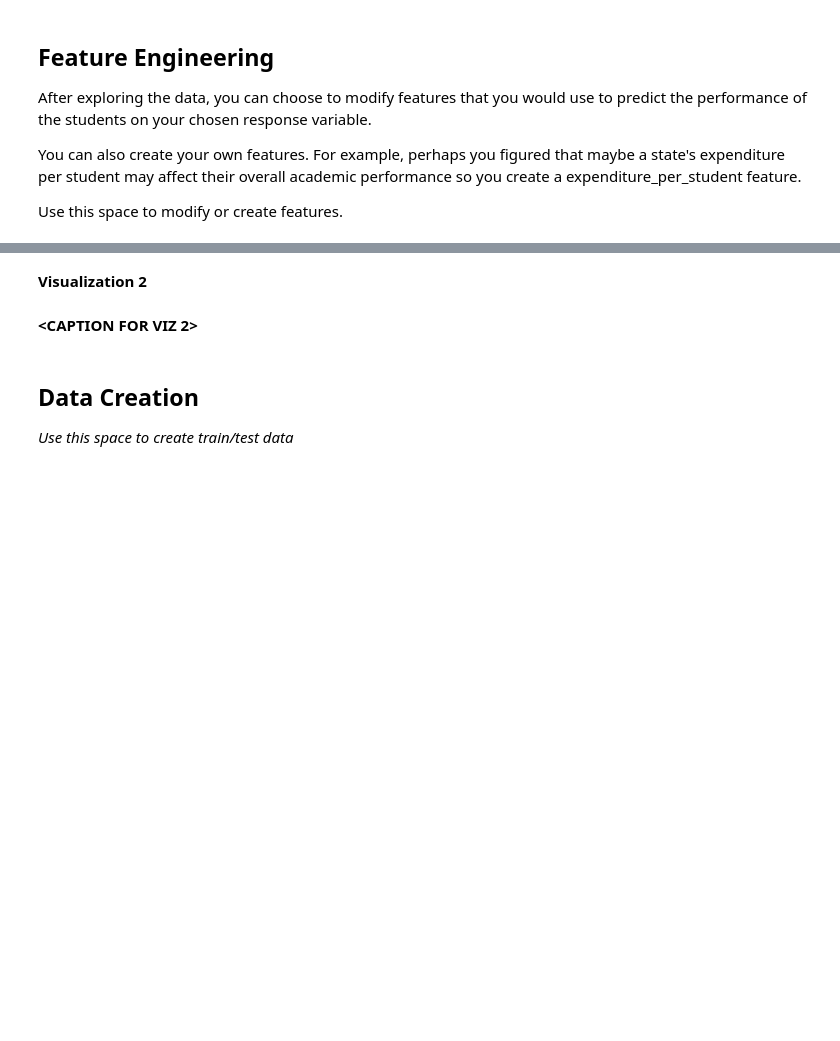
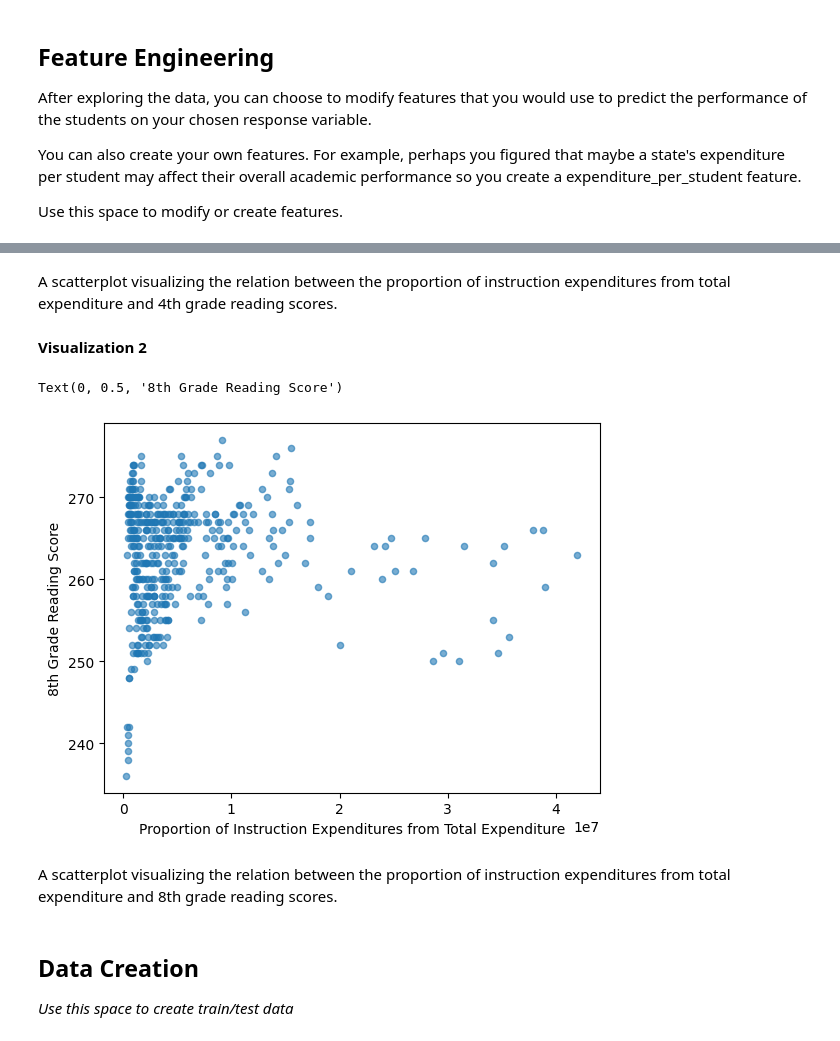
Before and after one commit to mmdu2/MDST-Onboarding, a Jupyter notebook: tutorial1/checkpoint1.ipynb, the cells around one changed output, grey strips where cells are left out. Cells and saved outputs as stored; diff of their text form; code cells hidden in the pictures; blank space fills up the shorter version.

```diff
--- a/tutorial1/checkpoint1.ipynb
+++ b/tutorial1/checkpoint1.ipynb
@@ -70,7 +145,16 @@ Investigate the relationship between your chosen response variable and at least
+# %% [markdown]
+A scatterplot visualizing the relation between the proportion of instruction expenditures from total expenditure and 4th grade reading scores.
 # %% [markdown]
 **Visualization 2**
-# %% [markdown]
-**<CAPTION FOR VIZ 2>**
+# %%
+state_edu.plot.scatter(x='INSTRUCTION_EXPENDITURE', y='AVG_READING_8_SCORE', alpha=0.6)
+plt.xlabel('Proportion of Instruction Expenditures from Total Expenditure')
+plt.ylabel('8th Grade Reading Score')
+# %% [output]
+Text(0, 0.5, '8th Grade Reading Score')
+[figure, added]
+# %% [markdown]
+A scatterplot visualizing the relation between the proportion of instruction expenditures from total expenditure and 8th grade reading scores.
 # %% [markdown]
 <h2> Data Creation </h2>
 
```
Also changed, not shown: parts of 26 cells of this notebook, 2 other files.
